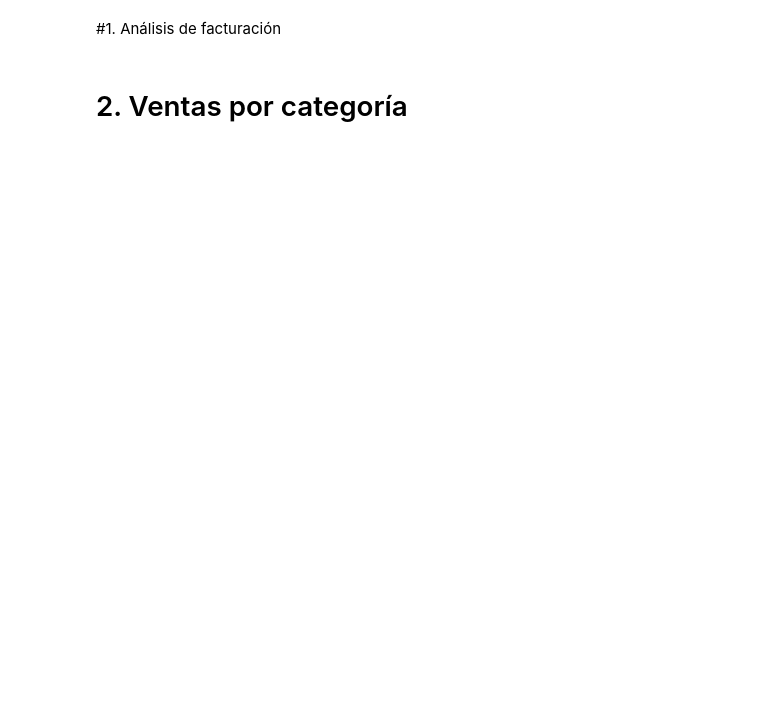
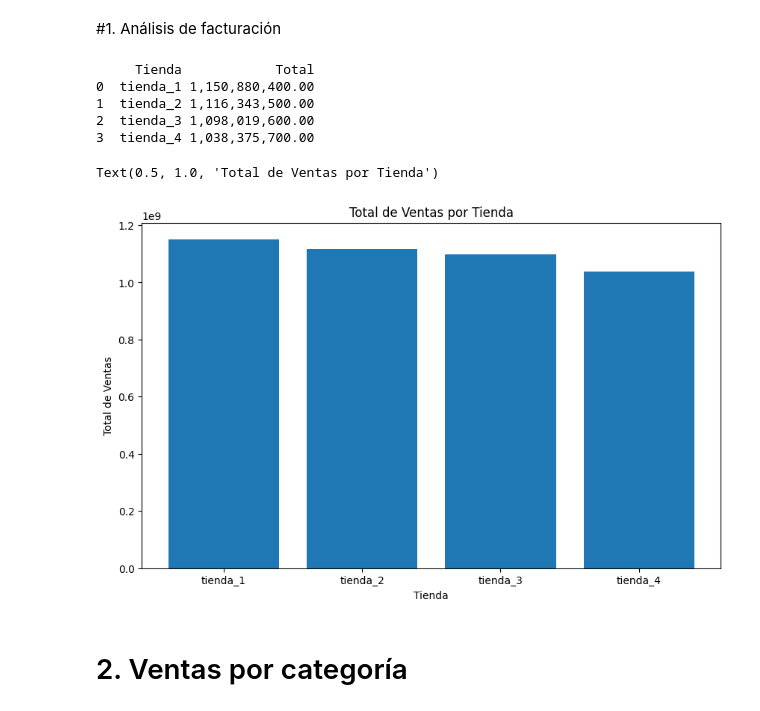
Before and after one commit to JUANJO2410/AMIGOSECRETO, a Jupyter notebook: AluraStoreLatam.ipynb, the cells around one changed output. Cells and saved outputs as stored; diff of their text form; code cells hidden in the pictures; blank space fills up the shorter version.

Commit message:
grafico total ventas, ventas por categorias, promedio de tienda

```diff
--- a/AluraStoreLatam.ipynb
+++ b/AluraStoreLatam.ipynb
@@ -30,2 +28,44 @@ DASD
+# %%
+import pandas as pd
+import os
+import matplotlib.pyplot as plt
+
+archivos = url = "https://raw.githubusercontent.com/alura-es-cursos/challenge1-data-science-latam/refs/heads/main/base-de-datos-challenge1-latam/tienda_1%20.csv"
+url2 = "https://raw.githubusercontent.com/alura-es-cursos/challenge1-data-science-latam/refs/heads/main/base-de-datos-challenge1-latam/tienda_2.csv"
+url3 = "https://raw.githubusercontent.com/alura-es-cursos/challenge1-data-science-latam/refs/heads/main/base-de-datos-challenge1-latam/tienda_3.csv"
+url4 = "https://raw.githubusercontent.com/alura-es-cursos/challenge1-data-science-latam/refs/heads/main/base-de-datos-challenge1-latam/tienda_4.csv"
+
+tienda = pd.read_csv(url)
+tienda2 = pd.read_csv(url2)
+tienda3 = pd.read_csv(url3)
+tienda4 = pd.read_csv(url4)
+
+tienda.head()
+
+totales = {
+    'tienda_1': tienda['Precio'].sum(),
+    'tienda_2': tienda2['Precio'].sum(),
+    'tienda_3': tienda3['Precio'].sum(),
+    'tienda_4': tienda4['Precio'].sum()
+}
+
+pd.options.display.float_format = '{:,.2f}'.format
+df_totales = pd.DataFrame(list(totales.items()), columns=['Tienda', 'Total'])
+
+print(df_totales)
+
+plt.figure(figsize=(10, 6))
+plt.bar(df_totales['Tienda'], df_totales['Total'])
+plt.xlabel('Tienda')
+plt.ylabel('Total de Ventas')
+plt.title('Total de Ventas por Tienda')
+# %% [output]
+     Tienda            Total
+0  tienda_1 1,150,880,400.00
+1  tienda_2 1,116,343,500.00
+2  tienda_3 1,098,019,600.00
+3  tienda_4 1,038,375,700.00
+Text(0.5, 1.0, 'Total de Ventas por Tienda')
+[figure, added]
 # %% [markdown]
 # 2. Ventas por categoría
```
Also changed, not shown: parts of 3 cells of this notebook.
